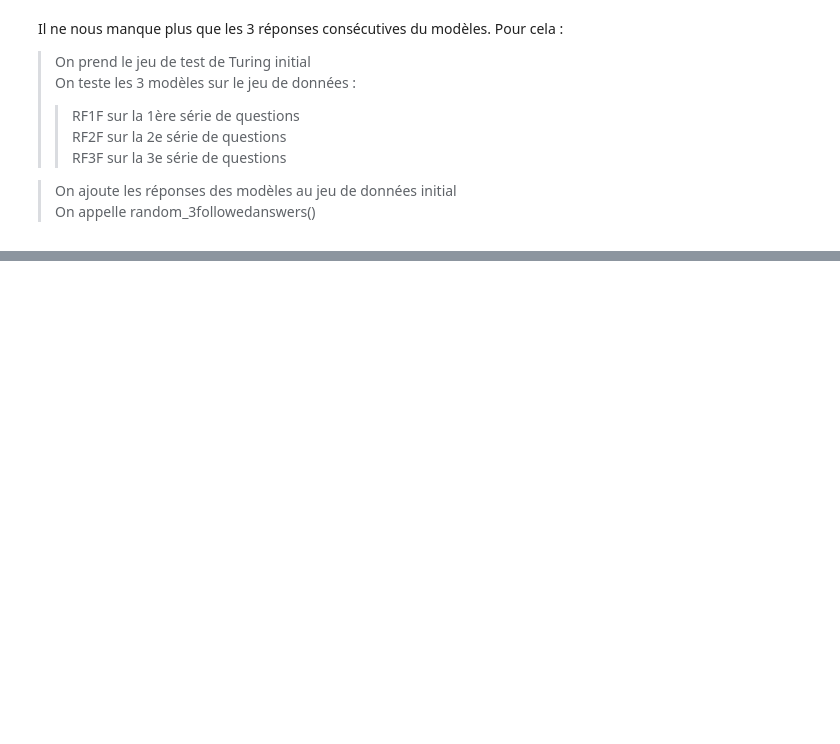
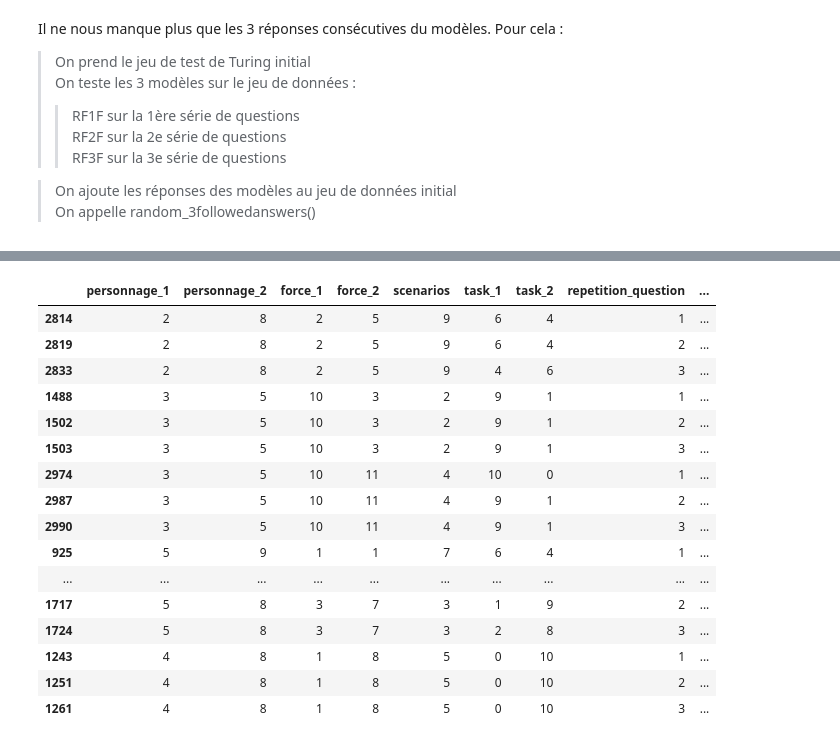
Before and after one commit to SandraVict0r/Morale-XGB-model, a Jupyter notebook: Turing_TestV2.ipynb, the cells around one changed output, grey strips where cells are left out. Drawn from its saved outputs; the diff is of its cells as text; code cells hidden in the pictures; blank space fills up the shorter version.

```diff
--- a/Turing_TestV2.ipynb
+++ b/Turing_TestV2.ipynb
@@ -736,0 +850,22 @@ consR_answers
+# %%
+turing_rep = turing.copy()
+repH_answers = random_rep_answers(turing_rep)
+repH_answers
+# %% [output]
+|  | personnage_1 | personnage_2 | force_1 | force_2 | scenarios | task_1 | task_2 | repetition_question | ... |
+| 2814 | 2 | 8 | 2 | 5 | 9 | 6 | 4 | 1 | ... |
+| 2819 | 2 | 8 | 2 | 5 | 9 | 6 | 4 | 2 | ... |
+| 2833 | 2 | 8 | 2 | 5 | 9 | 4 | 6 | 3 | ... |
+| 1488 | 3 | 5 | 10 | 3 | 2 | 9 | 1 | 1 | ... |
+| 1502 | 3 | 5 | 10 | 3 | 2 | 9 | 1 | 2 | ... |
+| 1503 | 3 | 5 | 10 | 3 | 2 | 9 | 1 | 3 | ... |
+| 2974 | 3 | 5 | 10 | 11 | 4 | 10 | 0 | 1 | ... |
+| 2987 | 3 | 5 | 10 | 11 | 4 | 9 | 1 | 2 | ... |
+| 2990 | 3 | 5 | 10 | 11 | 4 | 9 | 1 | 3 | ... |
+| 925 | 5 | 9 | 1 | 1 | 7 | 6 | 4 | 1 | ... |
+| ... | ... | ... | ... | ... | ... | ... | ... | ... | ... |
+| 1717 | 5 | 8 | 3 | 7 | 3 | 1 | 9 | 2 | ... |
+| 1724 | 5 | 8 | 3 | 7 | 3 | 2 | 8 | 3 | ... |
+| 1243 | 4 | 8 | 1 | 8 | 5 | 0 | 10 | 1 | ... |
+| 1251 | 4 | 8 | 1 | 8 | 5 | 0 | 10 | 2 | ... |
+| 1261 | 4 | 8 | 1 | 8 | 5 | 0 | 10 | 3 | ... |
```
Also changed, not shown: parts of 31 cells of this notebook, 3 other files.
